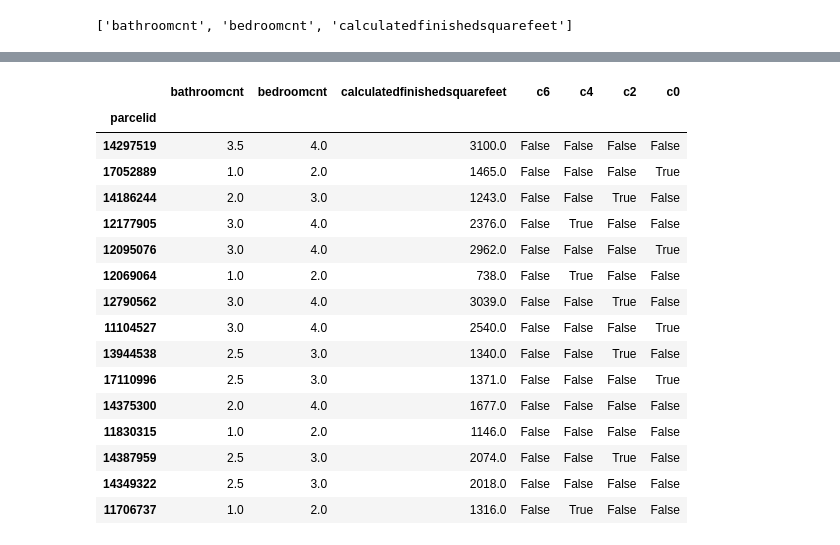
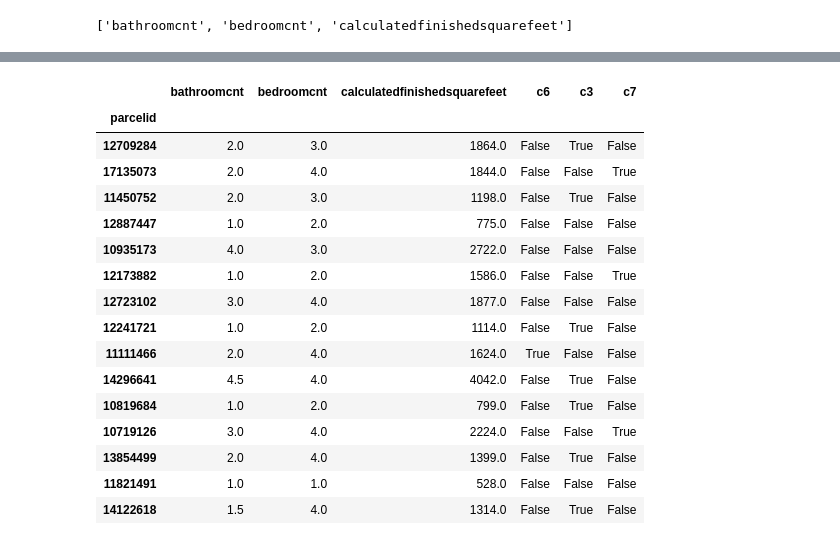
Before and after one commit to BayesEliaSantos/Bayes_P04_Zillow, a Jupyter notebook: kworking.ipynb, the cells around one changed output, grey strips where cells are left out. Saved outputs shown, nothing was run; the diff lists cells and outputs as text; code cells hidden in the pictures.

```diff
--- a/kworking.ipynb
+++ b/kworking.ipynb
@@ -363,0 +357,2 @@ Functions of the work above needed to acquire and prepare a new sample of data.
+# %%
+dfo.train = remove_cols(dfo.train, [dfo.stratify])
@@ -363,0 +362,2 @@ Functions of the work above needed to acquire and prepare a new sample of data.
+# %%
+dfo.test = remove_cols(dfo.test, [dfo.stratify])
@@ -426,5 +434,5 @@ dfo.X, dfo.y = prep.xy_df(dfo.df, dfo.y_column)
 # %%
-X = dfo.X
+X = dfo.X_train
 X.info()
 # %% [output]
 <class 'pandas.core.frame.DataFrame'>
@@ -501,6 +561,6 @@ Xc_scaled = Xc_scaled.drop(columns='structuredollarpersqft')
 # %%
 # cf.compare_ks(Xc_scaled, min_k=4, max_k=18)
 # %%
-cf.set_kmeans_clusters(Xc_scaled, n_clusters=8, random_state=12345)
+Xc_scaled, Xc_kmeans = cf.set_kmeans_clusters(Xc_scaled, n_clusters=8, random_state=dfo.randomer)
 Xc_scaled.head(15)
 # %% [output]
@@ -742,25 +802,25 @@ bool_ttest_single_uniq(cluster_y, target_column=dfo.y_column, check_column='clus
 # %%
 XncC['c6'] = XncC.cluster == 6
-XncC['c4'] = XncC.cluster == 4
-XncC['c2'] = XncC.cluster == 2
-XncC['c0'] = XncC.cluster == 0
+XncC['c3'] = XncC.cluster == 3
+XncC['c7'] = XncC.cluster == 7
+# XncC['c0'] = XncC.cluster == 0
 XncCs = XncC.drop(columns='cluster')
 XncCs.head(15)
 # %% [output]
-|  | bathroomcnt | bedroomcnt | calculatedfinishedsquarefeet | c6 | c4 | c2 | c0 |
-| parcelid |  |  |  |  |  |  |  |
-| 14297519 | 3.5 | 4.0 | 3100.0 | False | False | False | False |
-| 17052889 | 1.0 | 2.0 | 1465.0 | False | False | False | True |
-| 14186244 | 2.0 | 3.0 | 1243.0 | False | False | True | False |
-| 12177905 | 3.0 | 4.0 | 2376.0 | False | True | False | False |
-| 12095076 | 3.0 | 4.0 | 2962.0 | False | False | False | True |
-| 12069064 | 1.0 | 2.0 | 738.0 | False | True | False | False |
-| 12790562 | 3.0 | 4.0 | 3039.0 | False | False | True | False |
-| 11104527 | 3.0 | 4.0 | 2540.0 | False | False | False | True |
-| 13944538 | 2.5 | 3.0 | 1340.0 | False | False | True | False |
-| 17110996 | 2.5 | 3.0 | 1371.0 | False | False | False | True |
-| 14375300 | 2.0 | 4.0 | 1677.0 | False | False | False | False |
-| 11830315 | 1.0 | 2.0 | 1146.0 | False | False | False | False |
-| 14387959 | 2.5 | 3.0 | 2074.0 | False | False | True | False |
-| 14349322 | 2.5 | 3.0 | 2018.0 | False | False | False | False |
-| 11706737 | 1.0 | 2.0 | 1316.0 | False | True | False | False |
+|  | bathroomcnt | bedroomcnt | calculatedfinishedsquarefeet | c6 | c3 | c7 |
+| parcelid |  |  |  |  |  |  |
+| 12709284 | 2.0 | 3.0 | 1864.0 | False | True | False |
+| 17135073 | 2.0 | 4.0 | 1844.0 | False | False | True |
+| 11450752 | 2.0 | 3.0 | 1198.0 | False | True | False |
+| 12887447 | 1.0 | 2.0 | 775.0 | False | False | False |
+| 10935173 | 4.0 | 3.0 | 2722.0 | False | False | False |
+| 12173882 | 1.0 | 2.0 | 1586.0 | False | False | True |
+| 12723102 | 3.0 | 4.0 | 1877.0 | False | False | False |
+| 12241721 | 1.0 | 2.0 | 1114.0 | False | True | False |
+| 11111466 | 2.0 | 4.0 | 1624.0 | True | False | False |
+| 14296641 | 4.5 | 4.0 | 4042.0 | False | True | False |
+| 10819684 | 1.0 | 2.0 | 799.0 | False | True | False |
+| 10719126 | 3.0 | 4.0 | 2224.0 | False | False | True |
+| 13854499 | 2.0 | 4.0 | 1399.0 | False | True | False |
+| 11821491 | 1.0 | 1.0 | 528.0 | False | False | False |
+| 14122618 | 1.5 | 4.0 | 1314.0 | False | True | False |
```
Also changed, not shown: parts of 86 cells of this notebook, 5 other files.
